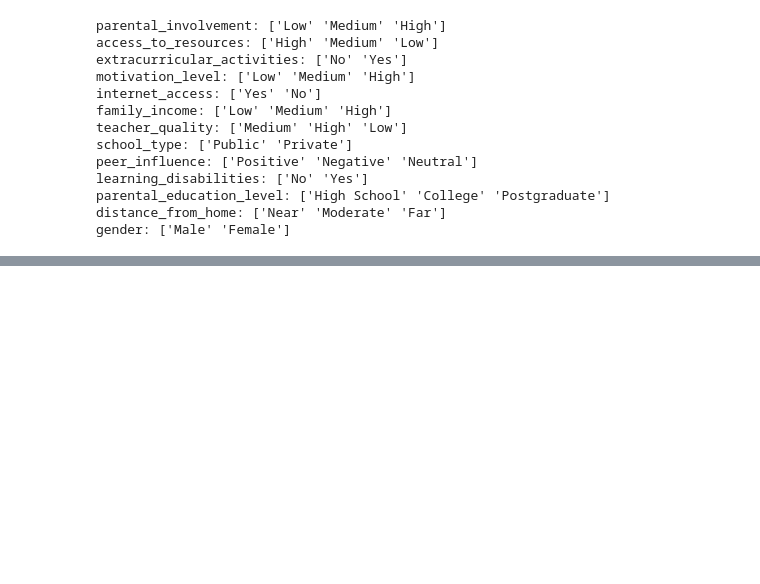
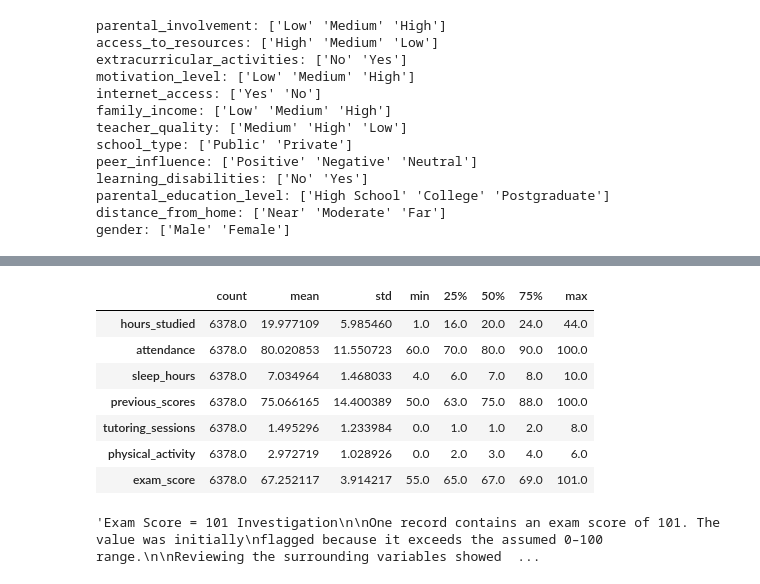
Before and after one commit to Sebastian-Saverino/school-analytics-report-practice, a Jupyter notebook: notebooks/data_explore.ipynb, the cells around one changed output, grey strips where cells are left out. Saved outputs shown, nothing was run; the diff lists cells and outputs as text; code cells hidden in the pictures; blank space fills up the shorter version.

```diff
--- a/notebooks/data_explore.ipynb
+++ b/notebooks/data_explore.ipynb
@@ -267,0 +236,17 @@ memory usage: 481.2 KB
+# %%
+numeric_cols = silver_df.select_dtypes(include="number").columns
+
+silver_df[numeric_cols].describe().T
+# %% [output]
+|  | count | mean | std | min | 25% | 50% | 75% | max |
+| hours_studied | 6378.0 | 19.977109 | 5.985460 | 1.0 | 16.0 | 20.0 | 24.0 | 44.0 |
+| attendance | 6378.0 | 80.020853 | 11.550723 | 60.0 | 70.0 | 80.0 | 90.0 | 100.0 |
+| sleep_hours | 6378.0 | 7.034964 | 1.468033 | 4.0 | 6.0 | 7.0 | 8.0 | 10.0 |
+| previous_scores | 6378.0 | 75.066165 | 14.400389 | 50.0 | 63.0 | 75.0 | 88.0 | 100.0 |
+| tutoring_sessions | 6378.0 | 1.495296 | 1.233984 | 0.0 | 1.0 | 1.0 | 2.0 | 8.0 |
+| physical_activity | 6378.0 | 2.972719 | 1.028926 | 0.0 | 2.0 | 3.0 | 4.0 | 6.0 |
+| exam_score | 6378.0 | 67.252117 | 3.914217 | 55.0 | 65.0 | 67.0 | 69.0 | 101.0 |
+# %%
+silver_df[silver_df["exam_score"] > 100]
+# %% [output]
+'Exam Score = 101 Investigation\n\nOne record contains an exam score of 101. The value was initially\nflagged because it exceeds the assumed 0–100 range.\n\nReviewing the surrounding variables showed  ...
```
Also changed, not shown: parts of 9 cells of this notebook, 2 other files.
